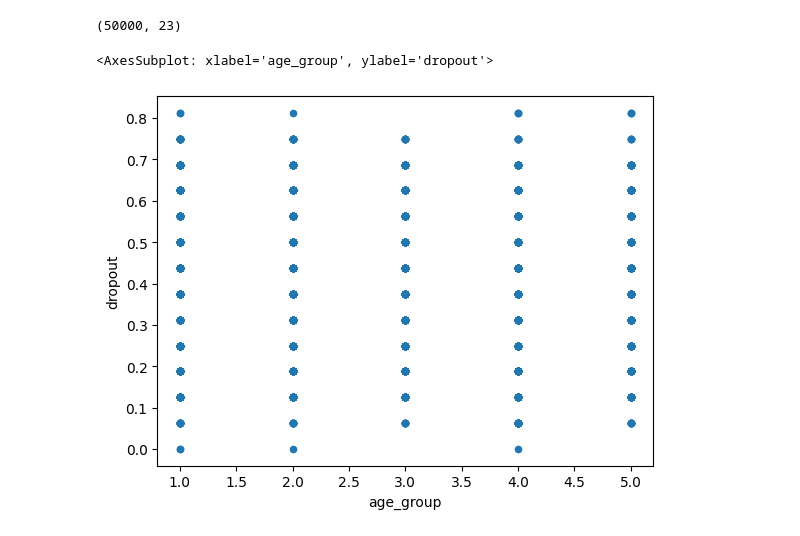
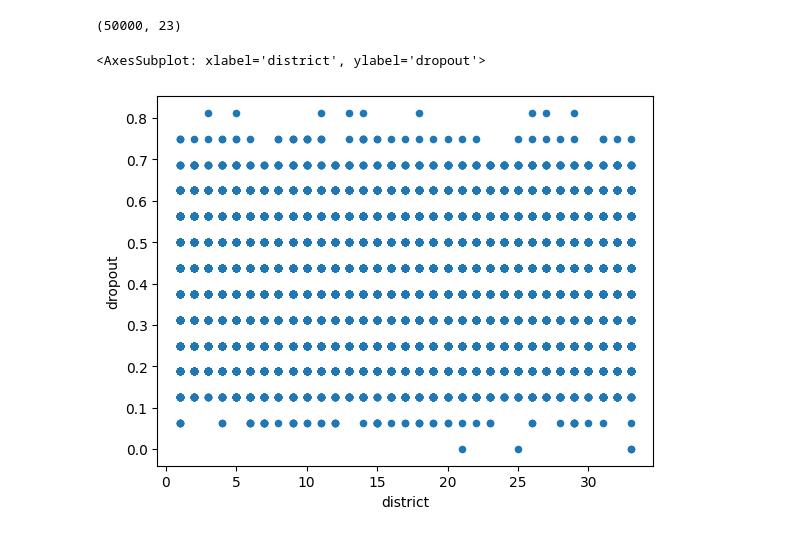
Before and after one commit to ssip-hack/ssip-hack-2022, a Jupyter notebook: main/test_1_linear_regression.ipynb, the cells around one changed output. Cells and saved outputs as stored; diff of their text form; code cells hidden in the pictures.

```diff
--- a/main/test_1_linear_regression.ipynb
+++ b/main/test_1_linear_regression.ipynb
@@ -11,8 +11,8 @@ data=pd.read_csv("main1.csv")
 data.shape
 # %% [output]
 (50000, 23)
-# %%
-data.plot.scatter("age_group", "dropout")
-# %% [output]
-<AxesSubplot: xlabel='age_group', ylabel='dropout'>
-[figure, removed]
+# %%
+data.plot.scatter("district", "dropout")
+# %% [output]
+<AxesSubplot: xlabel='district', ylabel='dropout'>
+[figure, added]
```
Also changed, not shown: parts of 1 cell of this notebook.
